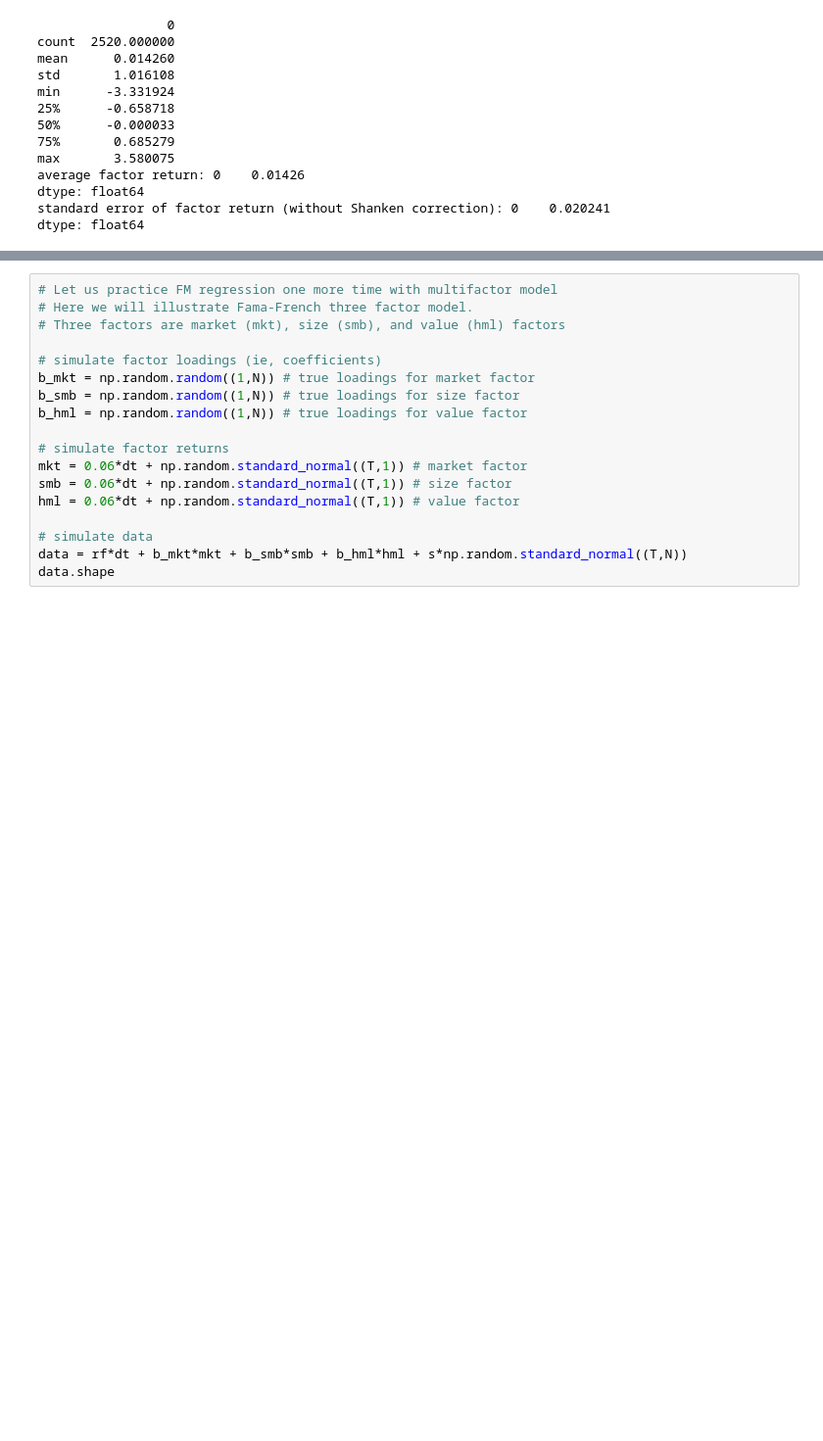
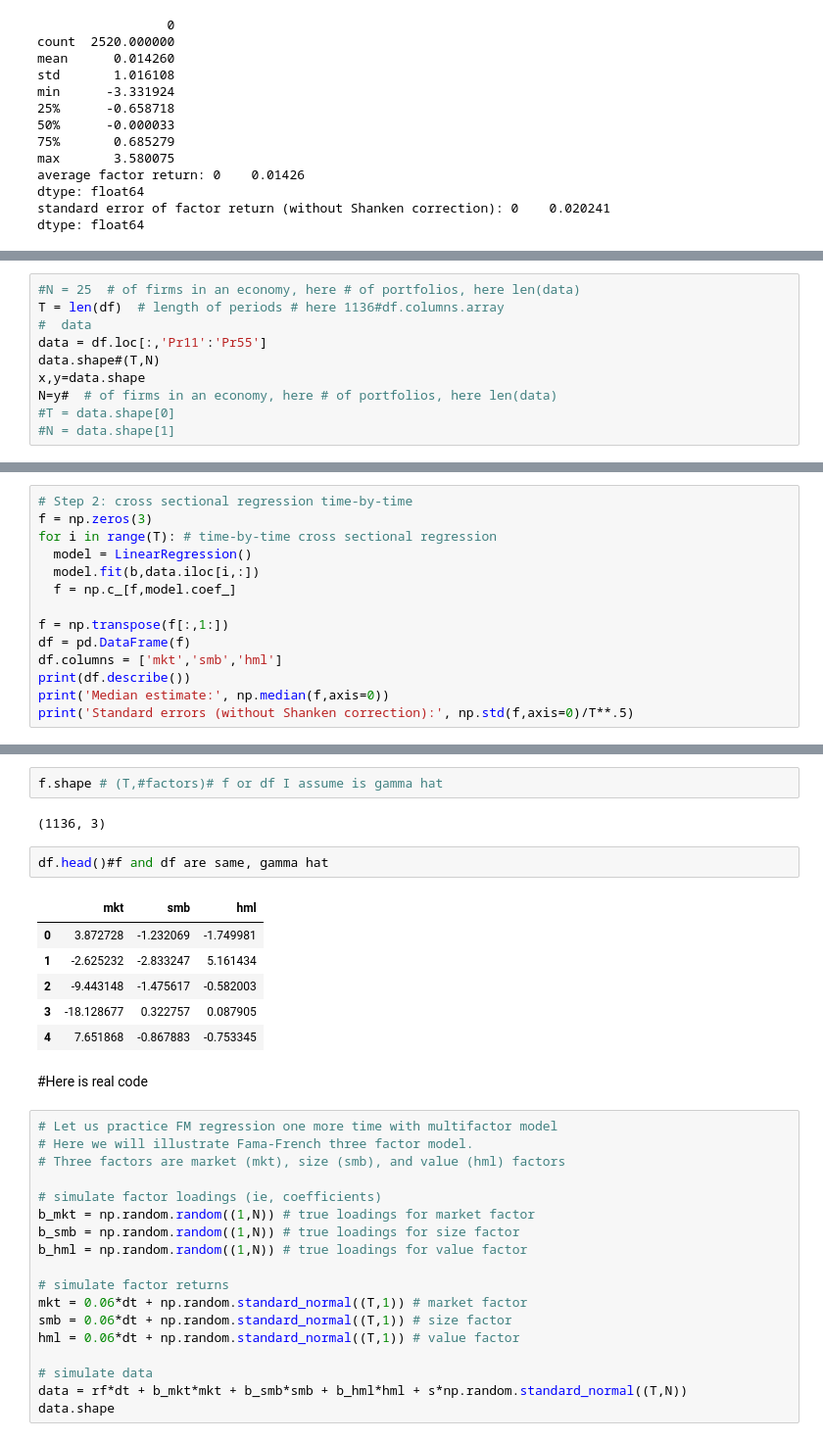
Before and after one commit to faisalnawazmir/Econometrics-ML_for_Finance, a Jupyter notebook: Copy_of_Fama_MacBeth_class.ipynb, the cells around one changed output, grey strips where cells are left out. Shown at 98% size. Drawn from its saved outputs; the diff is of its cells as text; blank space fills up the shorter version.

```diff
--- a/Copy_of_Fama_MacBeth_class.ipynb
+++ b/Copy_of_Fama_MacBeth_class.ipynb
@@ -151,0 +168,10 @@ dtype: float64
+# %%
+#N = 25  # of firms in an economy, here # of portfolios, here len(data)
+T = len(df)  # length of periods # here 1136#df.columns.array
+#  data
+data = df.loc[:,'Pr11':'Pr55']
+data.shape#(T,N)
+x,y=data.shape
+N=y#  # of firms in an economy, here # of portfolios, here len(data)
+#T = data.shape[0]
+#N = data.shape[1]
@@ -151,0 +218,14 @@ dtype: float64
+# %%
+# Step 2: cross sectional regression time-by-time
+f = np.zeros(3)
+for i in range(T): # time-by-time cross sectional regression
+  model = LinearRegression()
+  model.fit(b,data.iloc[i,:])
+  f = np.c_[f,model.coef_]
+
+f = np.transpose(f[:,1:])
+df = pd.DataFrame(f)
+df.columns = ['mkt','smb','hml']
+print(df.describe())
+print('Median estimate:', np.median(f,axis=0))
+print('Standard errors (without Shanken correction):', np.std(f,axis=0)/T**.5)
@@ -152,3 +244,18 @@ dtype: float64
+# %%
+f.shape # (T,#factors)# f or df I assume is gamma hat
+# %% [output]
+(1136, 3)
+# %%
+df.head()#f and df are same, gamma hat
+# %% [output]
+|  | mkt | smb | hml |
+| 0 | 3.872728 | -1.232069 | -1.749981 |
+| 1 | -2.625232 | -2.833247 | 5.161434 |
+| 2 | -9.443148 | -1.475617 | -0.582003 |
+| 3 | -18.128677 | 0.322757 | 0.087905 |
+| 4 | 7.651868 | -0.867883 | -0.753345 |
+# %% [markdown]
+#Here is real code
 # %%
 # Let us practice FM regression one more time with multifactor model
 # Here we will illustrate Fama-French three factor model.
```
Also changed, not shown: parts of 12 cells of this notebook.
